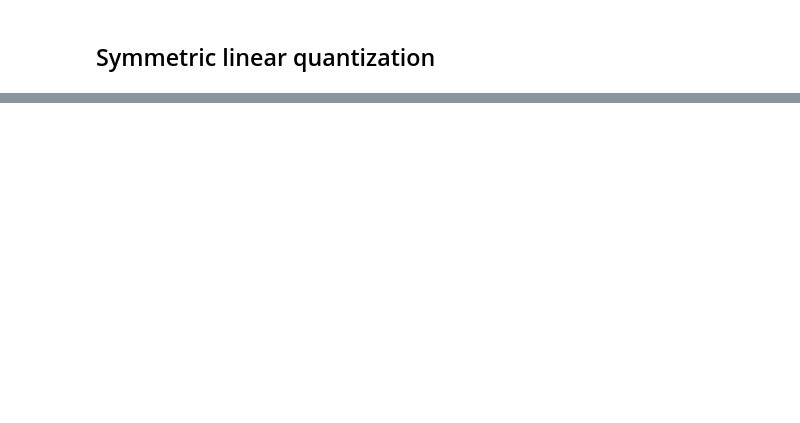
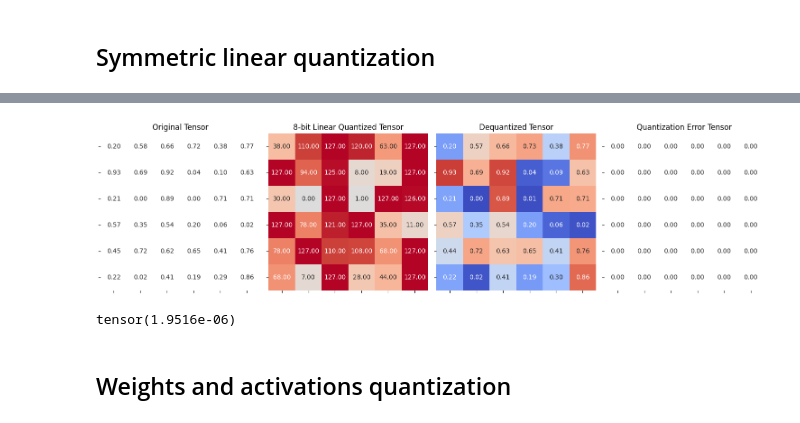
Before and after one commit to mchojna/llm-playground, a Jupyter notebook: 11-quantization-in-depth/quantization-in-depth.ipynb, the cells around one changed output, grey strips where cells are left out. Cells and saved outputs as stored; diff of their text form; code cells hidden in the pictures; blank space fills up the shorter version.

```diff
--- a/11-quantization-in-depth/quantization-in-depth.ipynb
+++ b/11-quantization-in-depth/quantization-in-depth.ipynb
@@ -355,0 +585,38 @@ tensor(4.5812e-08)
+# %%
+def linear_dequantization_per_group(quantized_tensor, scale, group_size):
+    q_shape = quantized_tensor.shape
+    quantized_tensor = quantized_tensor.view(-1, group_size)
+
+    dequantized_tensor = linear_dequantization(
+        quantized_tensor, scale, 0
+    )
+
+    dequantized_tensor = dequantized_tensor.view(q_shape)
+
+    return dequantized_tensor
+# %%
+test_tensor = torch.rand((6, 6))
+# %%
+group_size = 3
+# %%
+quantized_tensor, scale = linear_q_symmetric_per_group(
+    test_tensor, group_size=group_size,
+)
+
+dequantized_tensor = linear_dequantization_per_group(
+    quantized_tensor, scale, group_size=group_size,
+)
+
+plot_quantization_errors(
+    test_tensor,
+    quantized_tensor,
+    dequantized_tensor
+)
+# %% [output]
+[figure, added]
+# %%
+(test_tensor - dequantized_tensor).square().mean()
+# %% [output]
+tensor(1.9516e-06)
+# %% [markdown]
+## Weights and activations quantization
```
Also changed, not shown: parts of 73 cells of this notebook.
